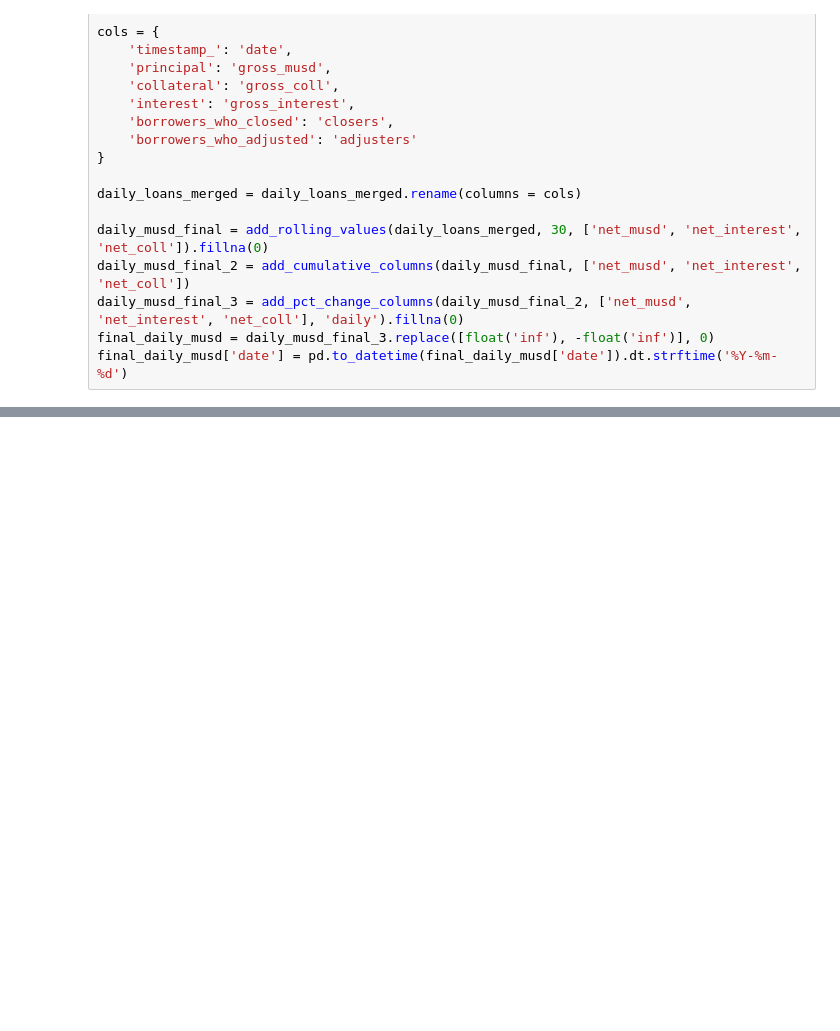
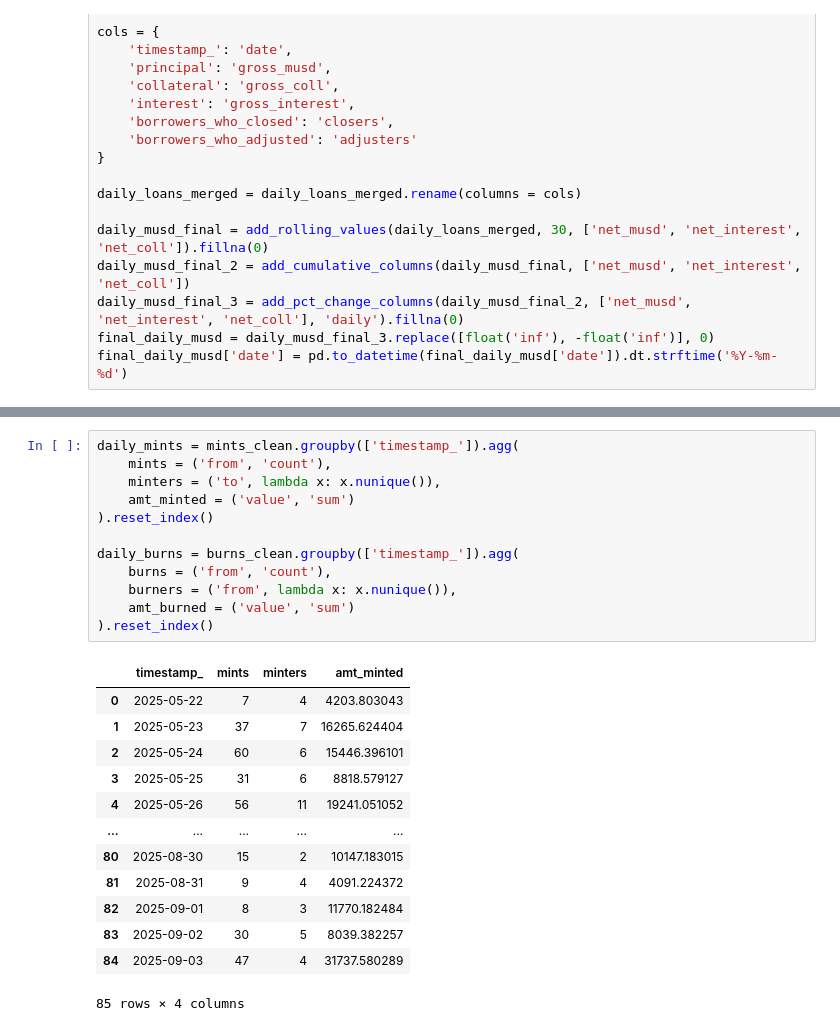
Before and after one commit to thesis/mezo-analytics, a Jupyter notebook: notebooks/musd-notebook.ipynb, the cells around one changed output, grey strips where cells are left out. Saved outputs shown, nothing was run; the diff lists cells and outputs as text; blank space fills up the shorter version.

```diff
--- a/notebooks/musd-notebook.ipynb
+++ b/notebooks/musd-notebook.ipynb
@@ -697,0 +608,26 @@ KeyboardInterrupt:
+# %%
+daily_mints = mints_clean.groupby(['timestamp_']).agg(
+    mints = ('from', 'count'),
+    minters = ('to', lambda x: x.nunique()),
+    amt_minted = ('value', 'sum')
+).reset_index()
+
+daily_burns = burns_clean.groupby(['timestamp_']).agg(
+    burns = ('from', 'count'),
+    burners = ('from', lambda x: x.nunique()),
+    amt_burned = ('value', 'sum')
+).reset_index()
+# %% [output]
+|  | timestamp_ | mints | minters | amt_minted |
+| 0 | 2025-05-22 | 7 | 4 | 4203.803043 |
+| 1 | 2025-05-23 | 37 | 7 | 16265.624404 |
+| 2 | 2025-05-24 | 60 | 6 | 15446.396101 |
+| 3 | 2025-05-25 | 31 | 6 | 8818.579127 |
+| 4 | 2025-05-26 | 56 | 11 | 19241.051052 |
+| ... | ... | ... | ... | ... |
+| 80 | 2025-08-30 | 15 | 2 | 10147.183015 |
+| 81 | 2025-08-31 | 9 | 4 | 4091.224372 |
+| 82 | 2025-09-01 | 8 | 3 | 11770.182484 |
+| 83 | 2025-09-02 | 30 | 5 | 8039.382257 |
+| 84 | 2025-09-03 | 47 | 4 | 31737.580289 |
+85 rows × 4 columns
```
Also changed, not shown: parts of 31 cells of this notebook, 9 other files.
